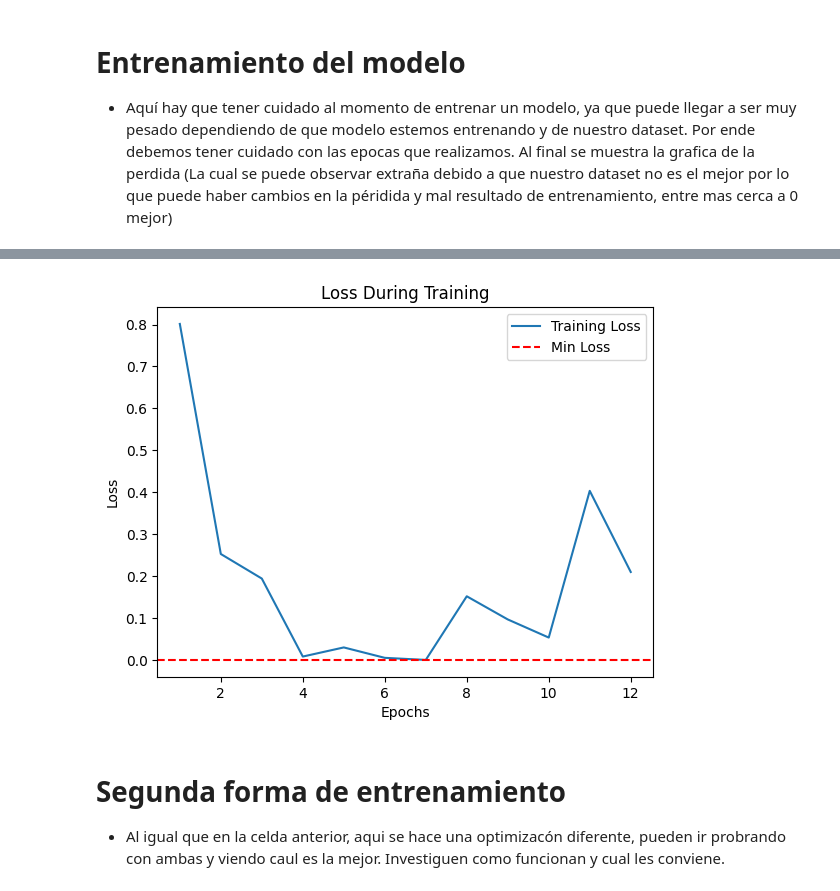
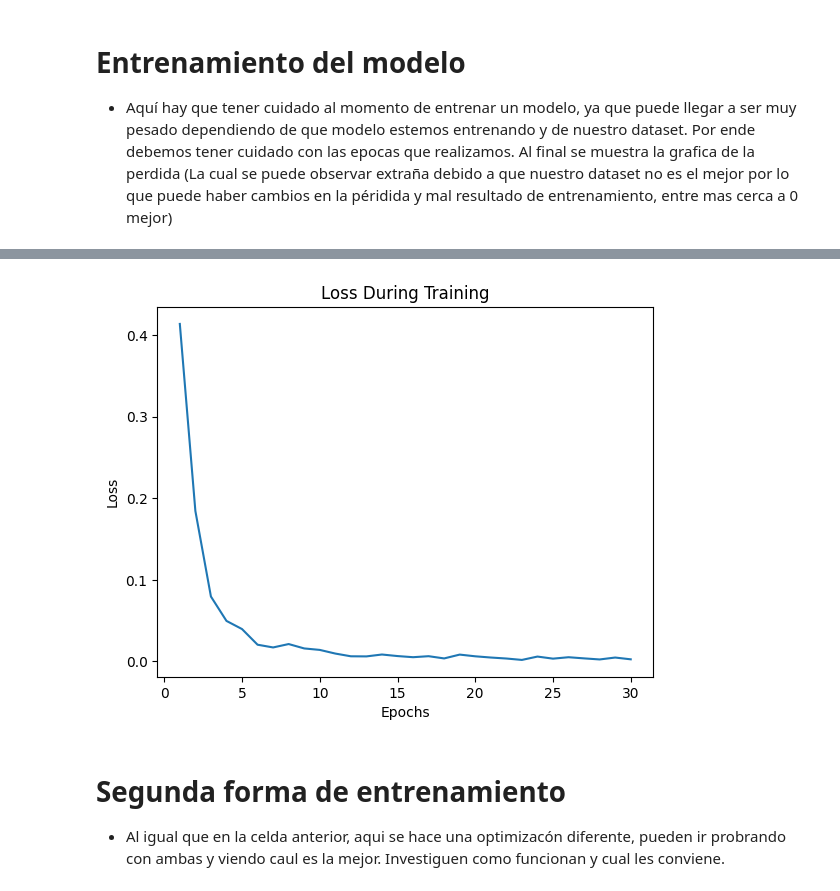
Before and after one commit to AleSanchezB/ai-cup-chatbot, a Jupyter notebook: main.ipynb, the cells around one changed output, grey strips where cells are left out. Drawn from its saved outputs; the diff is of its cells as text; code cells hidden in the pictures.

Commit message:
Se elimino el dataset y se subio a un servidor, ademas se modifico el codigo ya que habia algunos errores

```diff
--- a/main.ipynb
+++ b/main.ipynb
@@ -167,11 +208,11 @@ device = torch.device("cuda" if torch.cuda.is_available() else "cpu")
 model = TripletNet().to(device)
 
 # Inicializar Triplet Loss
-triplet_loss = TripletLoss(margin=1.0).to(device)
+triplet_loss = TripletLoss(margin=0.3).to(device)
 
 # Optimizer
-criterion = nn.TripletMarginLoss(margin=1.0)
-optimizer = optim.Adam(model.parameters(), lr=0.001, weight_decay=1e-5)
+criterion = nn.TripletMarginLoss(margin=0.3)
+optimizer = optim.Adam(model.parameters(), lr=1e-5, weight_decay=1e-5)
 # %% [markdown]
 # Carga un modelo entrenado
 - Si ya cuentas con un modelo entrenado puedes cargarlo directamente para no tener que volver a entrar el modelo.
@@ -187,28 +228,26 @@ model.eval()
 transform = transforms.Compose([
     transforms.Resize((224, 224)),
     transforms.ToTensor(),
+    transforms.Normalize(mean=[0.485, 0.456, 0.406], std=[0.229, 0.224, 0.225])
 ])
 
 defective_dir = "dataset_augmented/Defective/"
 non_defective_dir = "dataset_augmented/Non-Defective/"
 
 # Cargar los datos
-train_dataset = TripletDataset(defective_dir, non_defective_dir, transform=transform)
-train_loader = DataLoader(train_dataset, batch_size=16, shuffle=True)
+train_dataset = TripletDataset(defective_dir, non_defective_dir, transform)
+train_loader = DataLoader(train_dataset, batch_size=8, shuffle=True)
 # %% [markdown]
 # Entrenamiento del modelo
 - Aquí hay que tener cuidado al momento de entrenar un modelo, ya que puede llegar a ser muy pesado dependiendo de que modelo estemos entrenando y de nuestro dataset. Por ende debemos tener cuidado con las epocas que realizamos. Al final se muestra la grafica de la perdida (La cual se puede observar extraña debido a que nuestro dataset no es el mejor por lo que puede haber cambios en la péridida y mal resultado de entrenamiento, entre mas cerca a 0 mejor)
 # %%
 import matplotlib.pyplot as plt
 
+# Para almacenar los valores de la pérdida en cada época
 losses = []
-num_epochs = 20
-patience = 5
-best_loss = float('inf')
-epochs_without_improvement = 0
+num_epochs = 30
 
-scheduler = torch.optim.lr_scheduler.ReduceLROnPlateau(optimizer, mode='min', patience=3, factor=0.1)
-
+# Entrenamiento modificado para almacenar las pérdidas
 for epoch in range(num_epochs):
     model.train()
     total_loss = 0
@@ -232,28 +271,12 @@ for epoch in range(num_epochs):
 
     epoch_loss = total_loss / len(train_loader)
     losses.append(epoch_loss)
-    print(f"Epoch [{epoch+1}/{num_epochs}], Loss: {epoch_loss:.10f}")
-
-    # Early Stopping
-    if epoch_loss < best_loss:
-        best_loss = epoch_loss
-        epochs_without_improvement = 0
-        # Guardar el mejor modelo
-        torch.save(model.state_dict(), "model/model.pth")
-    else:
-        epochs_without_improvement += 1
-        if epochs_without_improvement >= patience:
-            print(f"Early stopping at epoch {epoch+1}")
-            break
-
-    scheduler.step(epoch_loss)
+    print(f"Epoch [{epoch+1}/{num_epochs}], Loss: {epoch_loss:.4f}")
 
 # Graficar la pérdida
-plt.plot(range(1, len(losses) + 1), losses, label='Training Loss')
-plt.axhline(y=min(losses), color='r', linestyle='--', label='Min Loss')
+plt.plot(range(1, num_epochs + 1), losses)
 plt.xlabel('Epochs')
 plt.ylabel('Loss')
 plt.title('Loss During Training')
-plt.legend()
 plt.show()
 # %% [output]
@@ -273,4 +300,4 @@ Early stopping at epoch 12
-[figure, old version]
+[figure, new version]
 # %% [markdown]
 # Segunda forma de entrenamiento
 - Al igual que en la celda anterior, aqui se hace una optimizacón diferente, pueden ir probrando con ambas y viendo caul es la mejor. Investiguen como funcionan y cual les conviene.
```
Also changed, not shown: parts of 12 cells of this notebook, 3 other files.
